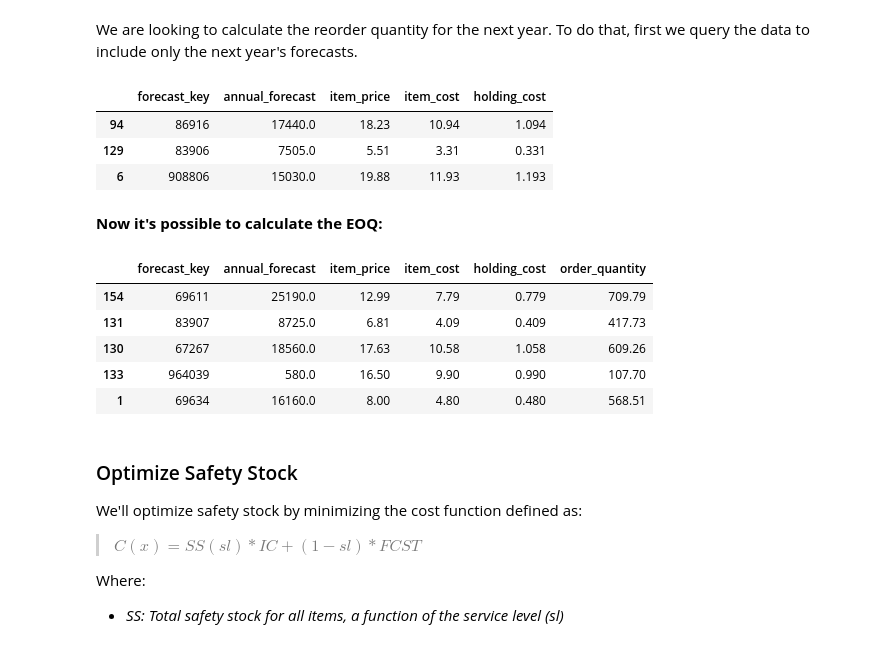
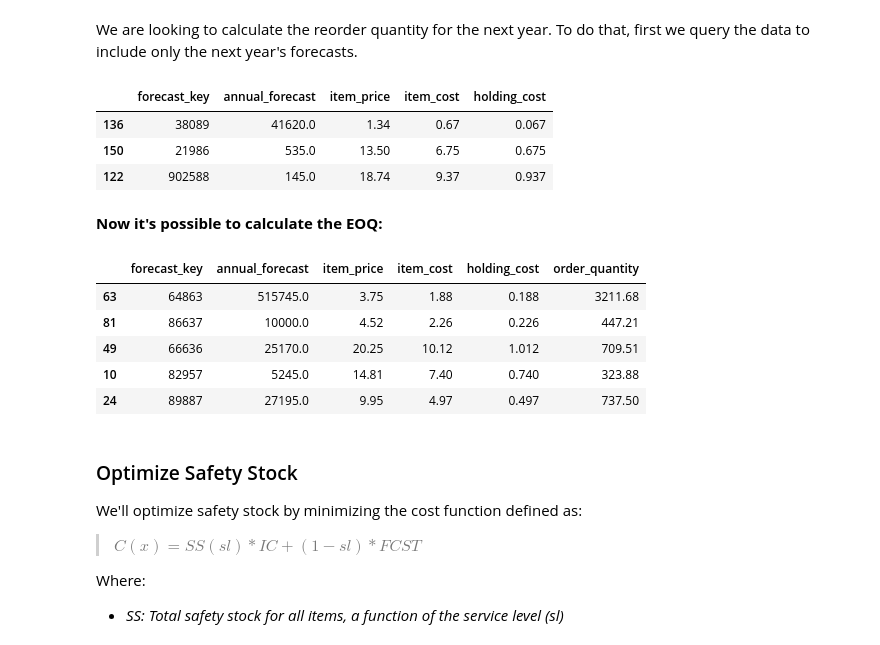
Before and after one commit to vjacobsen/Liquor-Sales-Inventory-Forecast, a Jupyter notebook: Liquor_Safety_Stock.ipynb, the cells around one changed output. Saved outputs shown, nothing was run; the diff lists cells and outputs as text; code cells hidden in the pictures.

```diff
--- a/Liquor_Safety_Stock.ipynb
+++ b/Liquor_Safety_Stock.ipynb
@@ -195,37 +195,37 @@ We are looking to calculate the reorder quantity for the next year. To do that,
 year_forecast = client.query('''
 
   SELECT
     forecast_key,
     SUM(forecast) as annual_forecast
 
   FROM `iowa-liquor-sales-266301.forecasting.ml_forecasts`
   WHERE
     type = 'forecast'
   GROUP BY
     forecast_key
 
 ''').to_dataframe()
 
 
 # Calculate unit cost and merge
 
-unit_cost_pcnt = 0.6 # percent of item price
+unit_cost_pcnt = 0.5 # percent of item price
 holding_cost = 0.10
 
 year_forecast['forecast_key']  = year_forecast['forecast_key'].astype(str)
 year_forecast['item_price'] =  [round(item_price_dict.get(key),2) \
                                  for key in year_forecast['forecast_key']] # lookup price
 
 year_forecast['item_cost'] = (unit_cost_pcnt*year_forecast['item_price']).round(2)
 year_forecast['holding_cost'] = year_forecast['item_cost'] * holding_cost
 item_holding_cost_dict = year_forecast.set_index('forecast_key')['holding_cost']
 
 year_forecast.sample(3)
 # %% [output]
 |  | forecast_key | annual_forecast | item_price | item_cost | holding_cost |
-| 94 | 86916 | 17440.0 | 18.23 | 10.94 | 1.094 |
-| 129 | 83906 | 7505.0 | 5.51 | 3.31 | 0.331 |
-| 6 | 908806 | 15030.0 | 19.88 | 11.93 | 1.193 |
+| 136 | 38089 | 41620.0 | 1.34 | 0.67 | 0.067 |
+| 150 | 21986 | 535.0 | 13.50 | 6.75 | 0.675 |
+| 122 | 902588 | 145.0 | 18.74 | 9.37 | 0.937 |
 # %% [markdown]
 **Now it's possible to calculate the EOQ:**
 # %%
@@ -236,11 +236,11 @@ eoq_dict = year_forecast[['forecast_key','order_quantity']].set_index('forecast_
 year_forecast.sample(5)
 # %% [output]
 |  | forecast_key | annual_forecast | item_price | item_cost | holding_cost | order_quantity |
-| 154 | 69611 | 25190.0 | 12.99 | 7.79 | 0.779 | 709.79 |
-| 131 | 83907 | 8725.0 | 6.81 | 4.09 | 0.409 | 417.73 |
-| 130 | 67267 | 18560.0 | 17.63 | 10.58 | 1.058 | 609.26 |
-| 133 | 964039 | 580.0 | 16.50 | 9.90 | 0.990 | 107.70 |
-| 1 | 69634 | 16160.0 | 8.00 | 4.80 | 0.480 | 568.51 |
+| 63 | 64863 | 515745.0 | 3.75 | 1.88 | 0.188 | 3211.68 |
+| 81 | 86637 | 10000.0 | 4.52 | 2.26 | 0.226 | 447.21 |
+| 49 | 66636 | 25170.0 | 20.25 | 10.12 | 1.012 | 709.51 |
+| 10 | 82957 | 5245.0 | 14.81 | 7.40 | 0.740 | 323.88 |
+| 24 | 89887 | 27195.0 | 9.95 | 4.97 | 0.497 | 737.50 |
 # %% [markdown]
 ### Optimize Safety Stock
 
```
Also changed, not shown: parts of 5 cells of this notebook.
